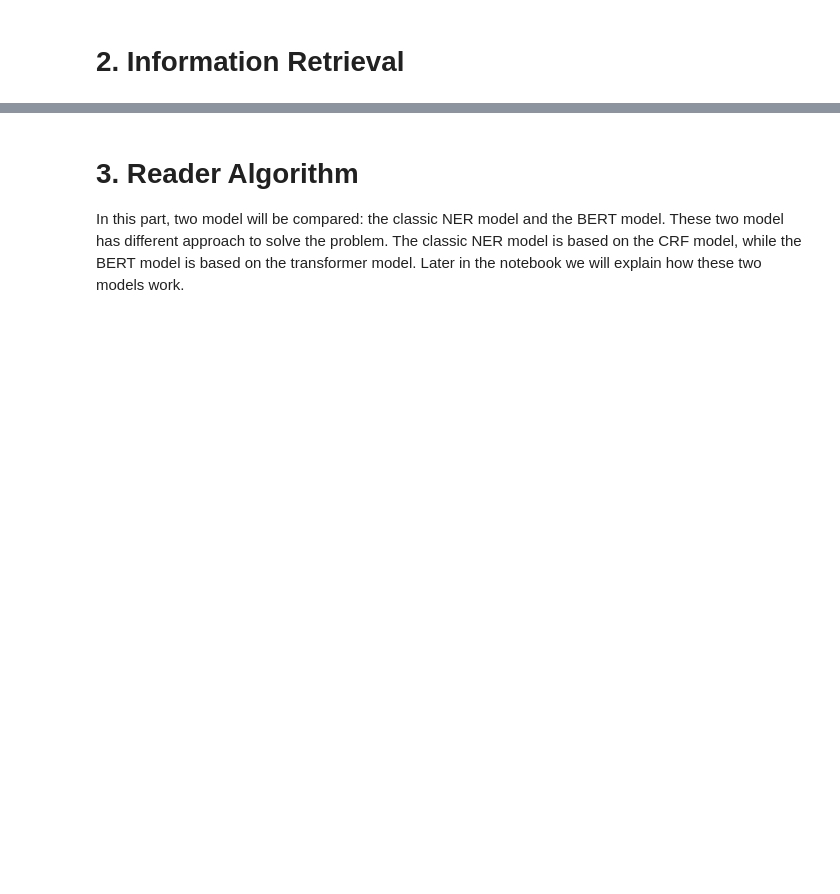
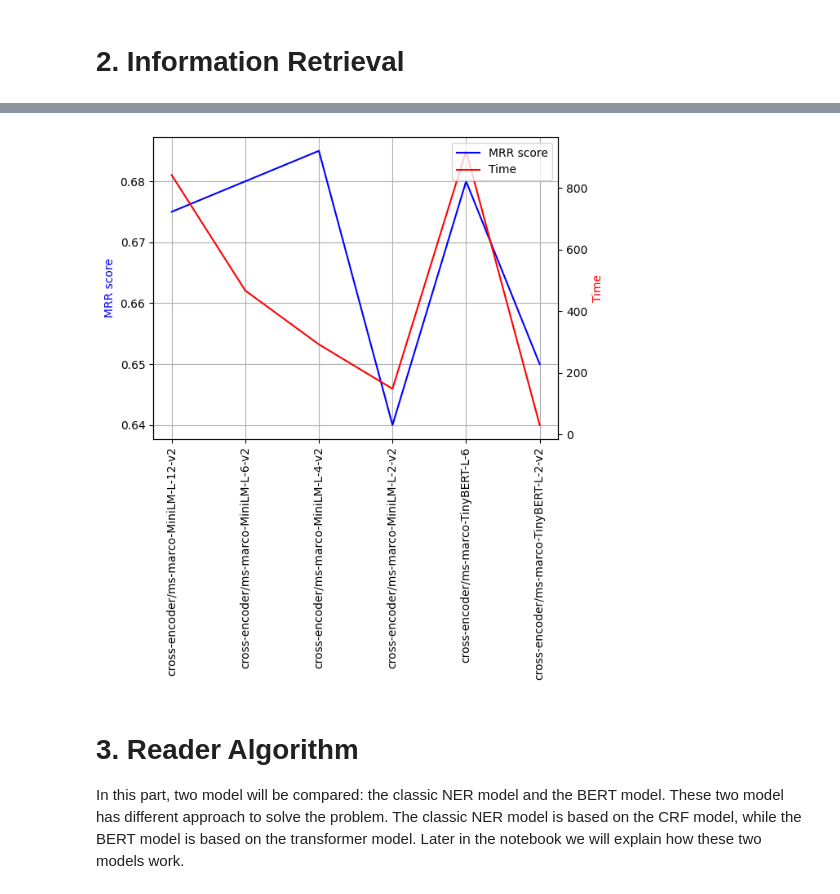
Before and after one commit to robinviltoriano/NLP_Assignment_2, a Jupyter notebook: final.ipynb, the cells around one changed output, grey strips where cells are left out. Saved outputs shown, nothing was run; the diff lists cells and outputs as text; code cells hidden in the pictures; blank space fills up the shorter version.

```diff
--- a/final.ipynb
+++ b/final.ipynb
@@ -419,3 +433,7 @@ for cross_model_name in cross_models:
     result = test_model(question_dataset, cross_model)
     result['cross_model'] = cross_model_name
     test_result.append(result)
+# %%
+# Create a DataFrame from the test results
+test_result_df = pd.DataFrame(test_result)
+test_result_df
@@ -448,3 +480,43 @@ plt.show()
+# %%
+import matplotlib.pyplot as plt
+
+# Data for the first line (with values in range 0-100)
+x = [1, 2, 3, 4, 5]
+y1 = [10, 20, 15, 25, 30]
+
+# Data for the second line (with values in range 0-10)
+y2 = [1, 4, 3, 8, 5]
+
+# Create figure and axes
+fig, ax1 = plt.subplots()
+
+# Plotting the first line on the primary y-axis
+ax1.plot(cross_models, test_result_df['mrr_score'], 'b-', label='MRR score')
+ax1.set_ylabel('MRR score', color='b')
+
+# Create a secondary y-axis and plot the second line
+ax2 = ax1.twinx()
+ax2.plot(cross_models, test_result_df['time'], 'r-', label='Time')
+ax2.set_ylabel('Time', color='r')
+
+# Rotate x-axis labels
+ax1.tick_params(axis='x', labelrotation=90)
+
+# Add tick values for the x-axis
+ax1.set_xticks(cross_models)
+ax1.set_xticklabels(cross_models)
+
+# Add grid
+ax1.grid(True)
+
+# Add legend
+lines1, labels1 = ax1.get_legend_handles_labels()
+lines2, labels2 = ax2.get_legend_handles_labels()
+ax2.legend(lines1 + lines2, labels1 + labels2, loc='upper right')
+
+plt.show()
+# %% [output]
+[figure, added]
 # %% [markdown]
 # 3. Reader Algorithm
 
```
Also changed, not shown: parts of 37 cells of this notebook, 1 other file.
